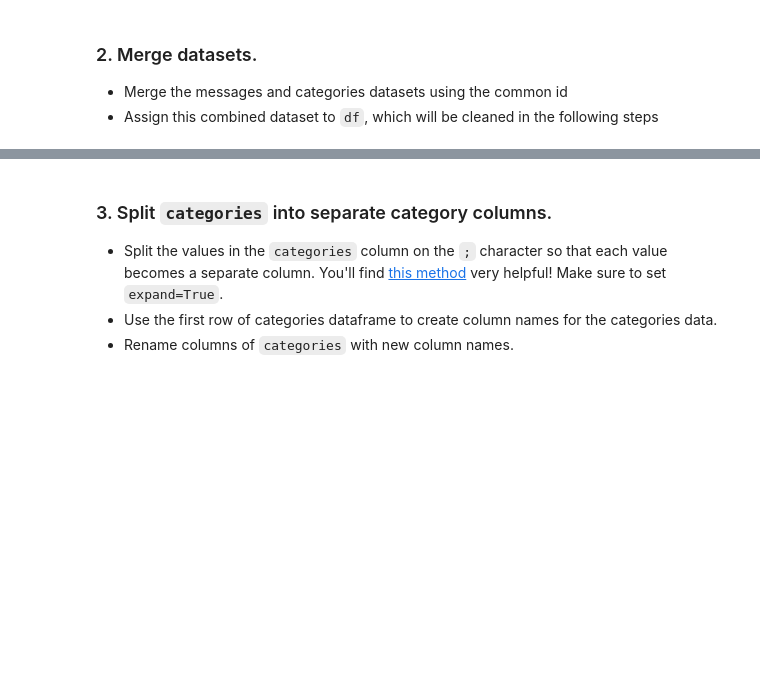
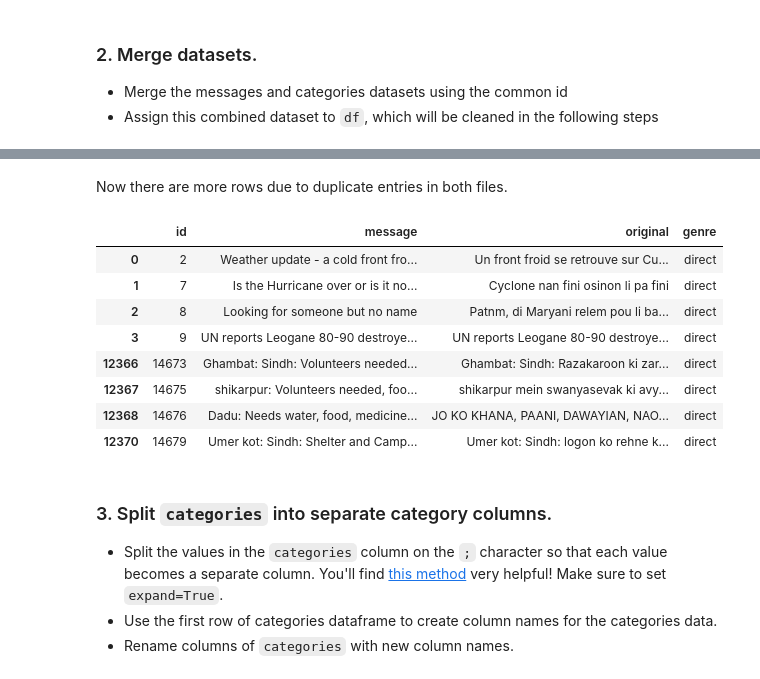
Before and after one commit to bwenner/DisasterResponsePipeline, a Jupyter notebook: ETL Pipeline Preparation.ipynb, the cells around one changed output, grey strips where cells are left out. Drawn from its saved outputs; the diff is of its cells as text; code cells hidden in the pictures; blank space fills up the shorter version.

```diff
--- a/ETL Pipeline Preparation.ipynb
+++ b/ETL Pipeline Preparation.ipynb
@@ -63,3 +131,17 @@ df.head()
+# %% [markdown]
+Now there are more rows due to duplicate entries in both files.
+# %%
+dsh.DfTailHead(messages[~messages['original'].isnull()], 4)
+# %% [output]
+|  | id | message | original | genre |
+| 0 | 2 | Weather update - a cold front fro... | Un front froid se retrouve sur Cu... | direct |
+| 1 | 7 | Is the Hurricane over or is it no... | Cyclone nan fini osinon li pa fini | direct |
+| 2 | 8 | Looking for someone but no name | Patnm, di Maryani relem pou li ba... | direct |
+| 3 | 9 | UN reports Leogane 80-90 destroye... | UN reports Leogane 80-90 destroye... | direct |
+| 12366 | 14673 | Ghambat: Sindh: Volunteers needed... | Ghambat: Sindh: Razakaroon ki zar... | direct |
+| 12367 | 14675 | shikarpur: Volunteers needed, foo... | shikarpur mein swanyasevak ki avy... | direct |
+| 12368 | 14676 | Dadu: Needs water, food, medicine... | JO KO KHANA, PAANI, DAWAYIAN, NAO... | direct |
+| 12370 | 14679 | Umer kot: Sindh: Shelter and Camp... | Umer kot: Sindh: logon ko rehne k... | direct |
 # %% [markdown]
 ### 3. Split `categories` into separate category columns.
 - Split the values in the `categories` column on the `;` character so that each value becomes a separate column. You'll find [this method](https://pandas.pydata.org/pandas-docs/version/0.23/generated/pandas.Series.str.split.html) very helpful! Make sure to set `expand=True`.
```
Also changed, not shown: parts of 43 cells of this notebook, 4 other files.
